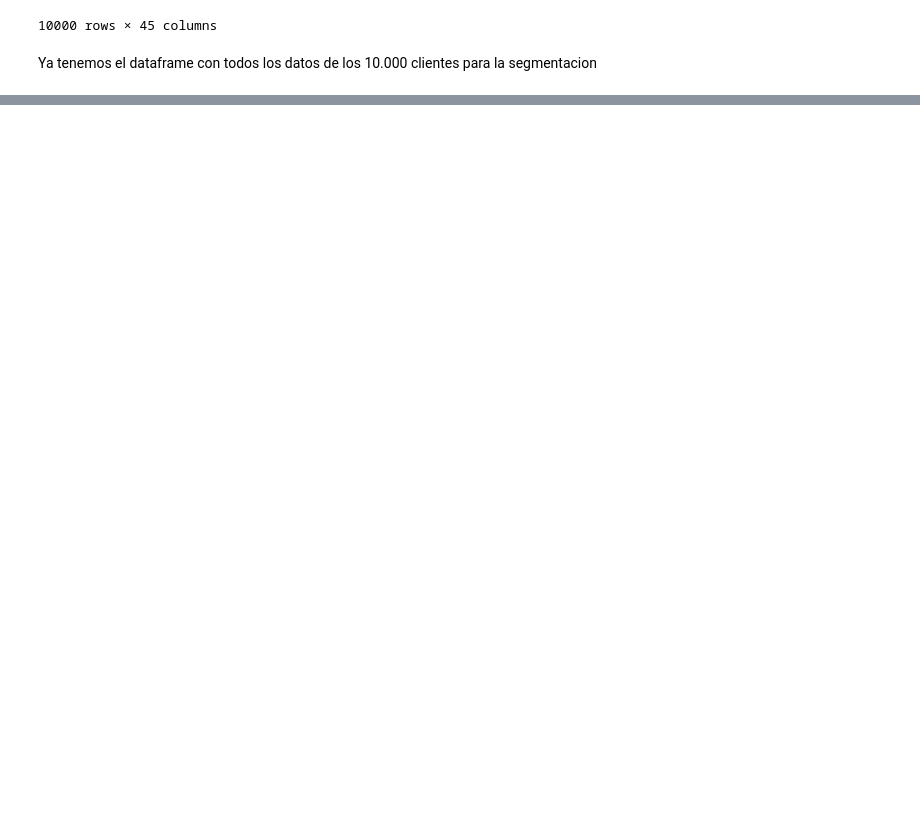
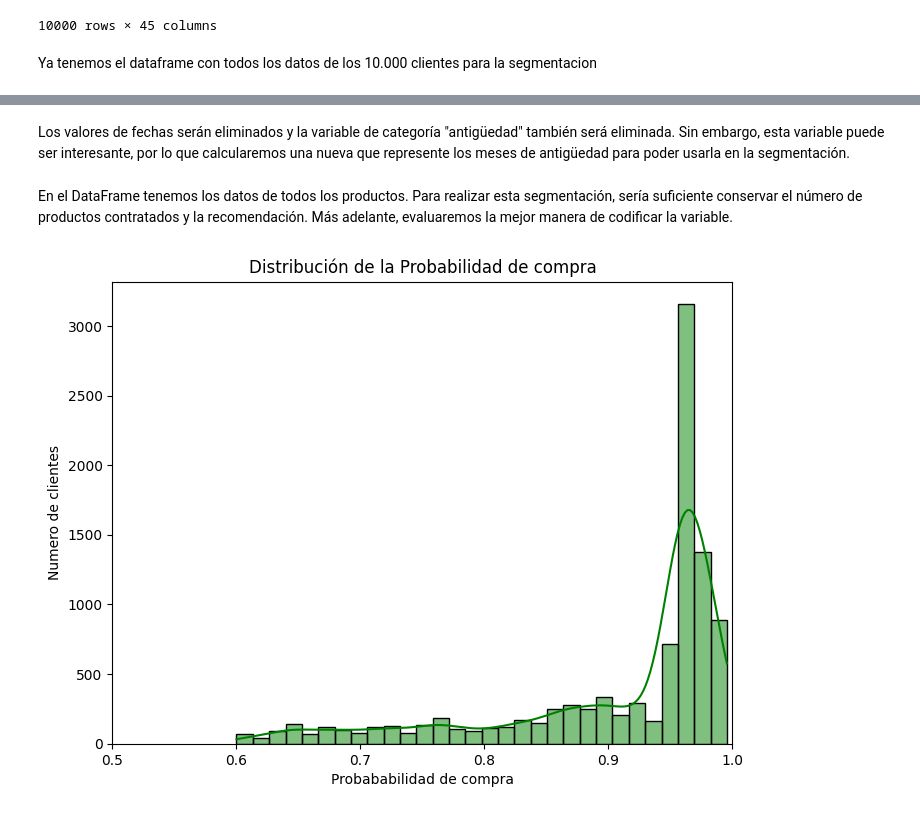
Before and after one commit to jascicz/easy_money_Project, a Jupyter notebook: Tarea_4_Personalizacion/Personalizacion.ipynb, the cells around one changed output, grey strips where cells are left out. Drawn from its saved outputs; the diff is of its cells as text; code cells hidden in the pictures; blank space fills up the shorter version.

```diff
--- a/Tarea_4_Personalizacion/Personalizacion.ipynb
+++ b/Tarea_4_Personalizacion/Personalizacion.ipynb
@@ -122,0 +211,2 @@ Ya tenemos el dataframe con todos los datos de los 10.000 clientes para la segme
+# %% [markdown]
+Los valores de fechas serán eliminados y la variable de categoría "antigüedad" también será eliminada. Sin embargo, esta variable puede ser interesante, por lo que calcularemos una nueva que represente los meses de antigüedad para poder usarla en la segmentación.
@@ -122,0 +219,45 @@ Ya tenemos el dataframe con todos los datos de los 10.000 clientes para la segme
+# %%
+# Eliminar columnas de fechas
+df_joined.drop('pk_partition', axis=1, inplace=True)
+df_joined.drop('categoria_antiguedad', axis=1, inplace=True)
+df_joined.drop('entry_date', axis=1, inplace=True)
+# %% [markdown]
+En el DataFrame tenemos los datos de todos los productos. Para realizar esta segmentación, sería suficiente conservar el número de productos contratados y la recomendación. Más adelante, evaluaremos la mejor manera de codificar la variable.
+# %%
+# Eliminar columnas de fechas
+df_joined.drop('short_term_deposit', axis=1, inplace=True)
+df_joined.drop('loans', axis=1, inplace=True)
+df_joined.drop('mortgage', axis=1, inplace=True)
+df_joined.drop('funds', axis=1, inplace=True)
+df_joined.drop('securities', axis=1, inplace=True)
+df_joined.drop('long_term_deposit', axis=1, inplace=True)
+df_joined.drop('em_account_pp', axis=1, inplace=True)
+df_joined.drop('credit_card', axis=1, inplace=True)
+df_joined.drop('payroll', axis=1, inplace=True)
+df_joined.drop('pension_plan', axis=1, inplace=True)
+df_joined.drop('payroll_account', axis=1, inplace=True)
+df_joined.drop('emc_account', axis=1, inplace=True)
+df_joined.drop('debit_card', axis=1, inplace=True)
+df_joined.drop('em_account_p', axis=1, inplace=True)
+df_joined.drop('em_acount', axis=1, inplace=True)
+df_joined.drop('p_cuenta_bancaria', axis=1, inplace=True)
+df_joined.drop('cuentas_sum', axis=1, inplace=True)
+df_joined.drop('p_inversion', axis=1, inplace=True)
+df_joined.drop('inversion_sum', axis=1, inplace=True)
+df_joined.drop('p_financiacion', axis=1, inplace=True)
+df_joined.drop('financiacion_sum', axis=1, inplace=True)
+df_joined.drop('profit_cuentas', axis=1, inplace=True)
+df_joined.drop('profit_inversion', axis=1, inplace=True)
+df_joined.drop('profit_financiacion', axis=1, inplace=True)
+# %%
+# Supongamos que 'variable_numerica' es el nombre de tu columna numérica que va de 0 a 1
+plt.figure(figsize=(8, 6))
+sns.histplot(data=df_joined, x='prob_compra', bins=30, color = "green" ,kde=True,stat='count', palette='Spectral')
+plt.title('Distribución de la Probabilidad de compra')
+plt.xlabel('Probababilidad de compra')
+plt.ylabel('Numero de clientes')
+plt.xlim(0.5, 1)
+plt.xticks(rotation=0)
+plt.show()
+# %% [output]
+[figure, added]
```
Also changed, not shown: parts of 29 cells of this notebook.
